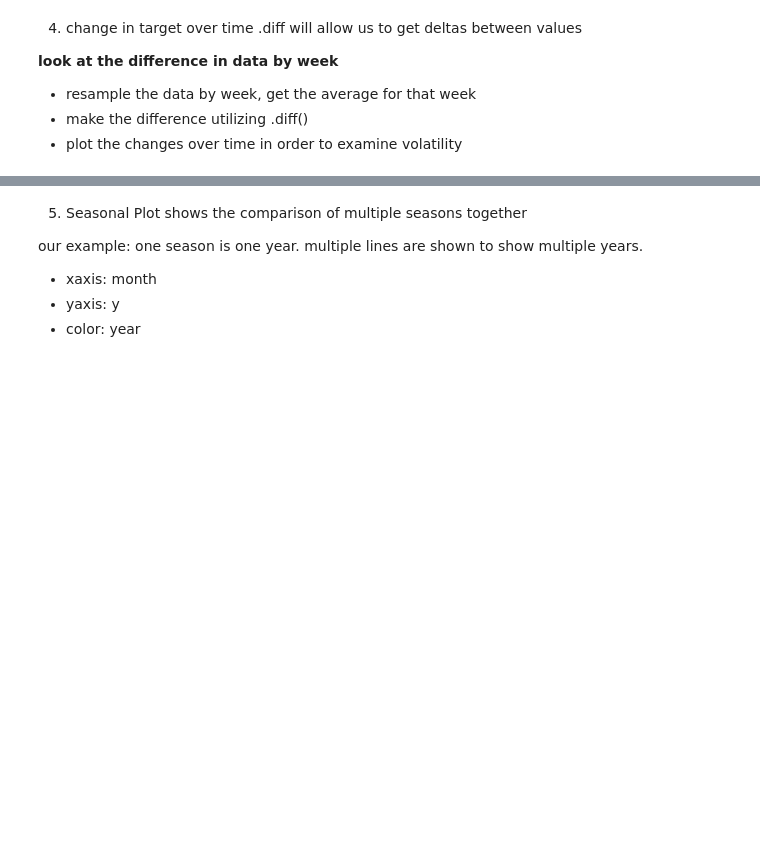
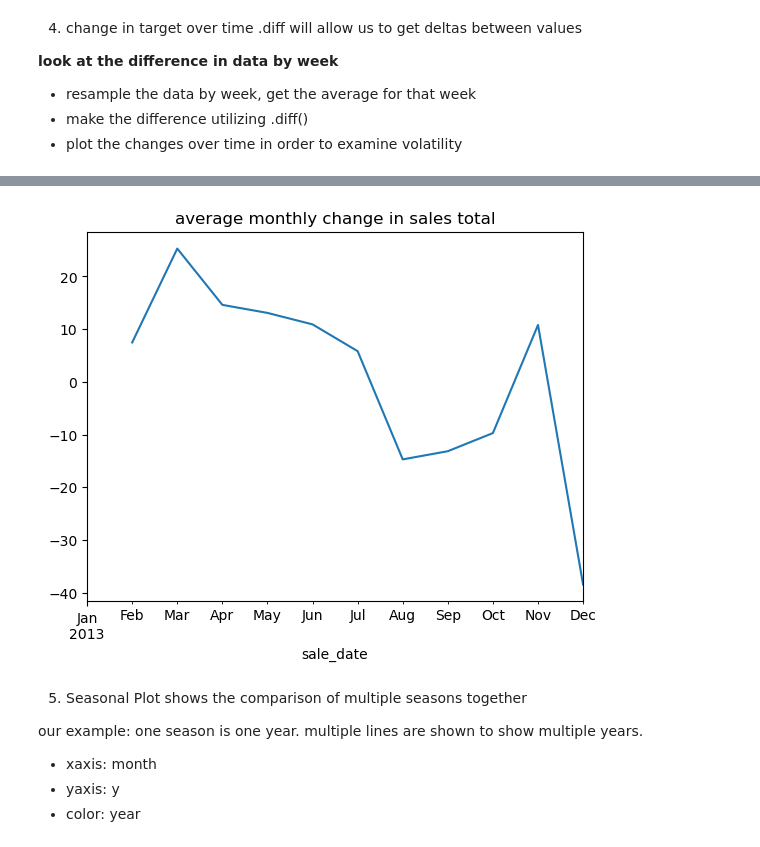
Before and after one commit to Miatta-Sinayoko/time-series-exercises, a Jupyter notebook: explore_exercise.ipynb, the cells around one changed output, grey strips where cells are left out. Saved outputs shown, nothing was run; the diff lists cells and outputs as text; code cells hidden in the pictures; blank space fills up the shorter version.

```diff
--- a/explore_exercise.ipynb
+++ b/explore_exercise.ipynb
@@ -254,5 +370,7 @@ y.resample('W').mean().diff().plot(title='average weekly change in temp');
 # %%
-y.resample('M').mean().diff().plot(title='average monthly change in temp');
+y.resample('M').mean().diff().plot(title='average monthly change in sales total');
+# %% [output]
+[figure, added]
 # %% [markdown]
 5. Seasonal Plot
 shows the comparison of multiple seasons together
```
Also changed, not shown: parts of 109 cells of this notebook.
